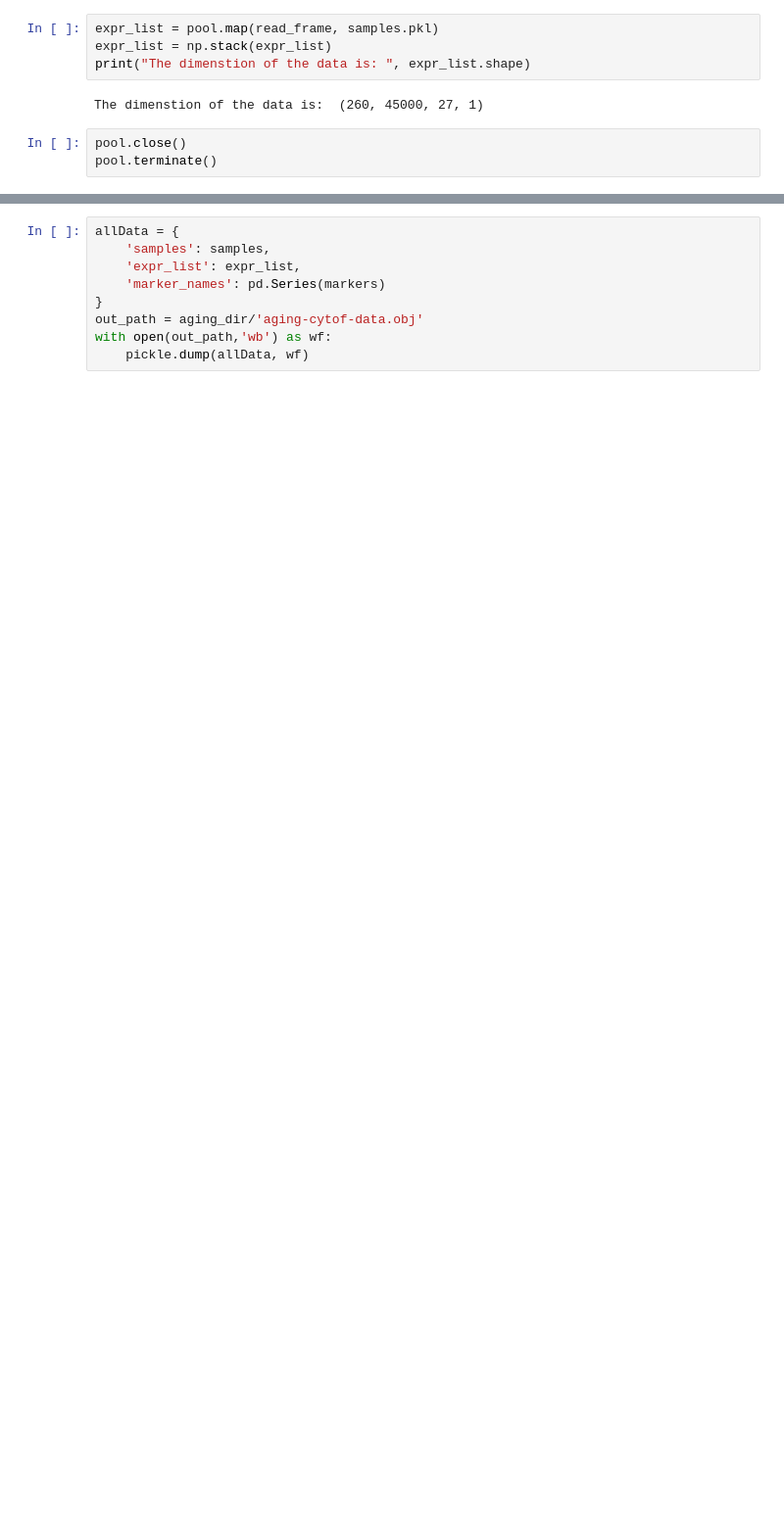
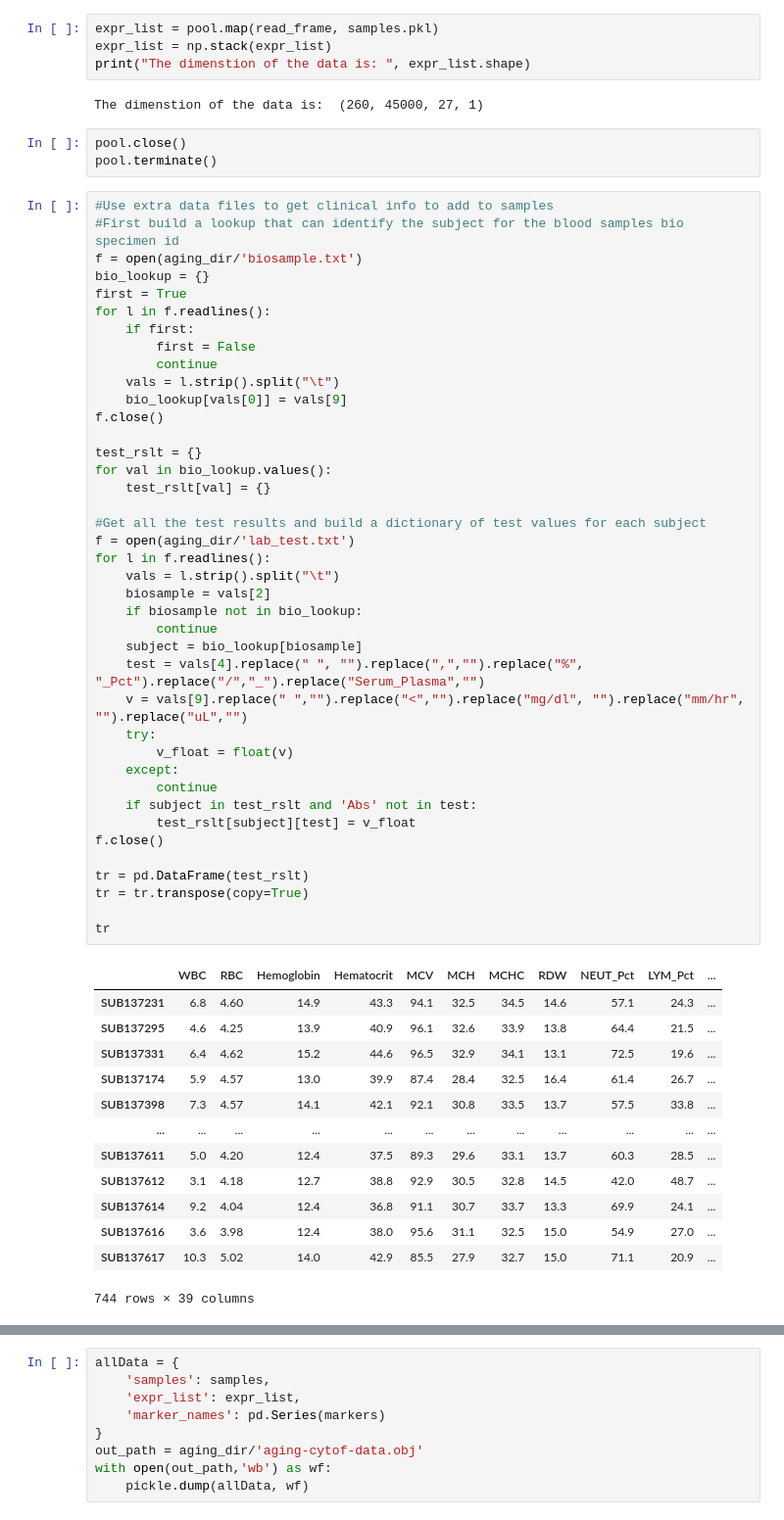
Before and after one commit to InSilicoSolutions/DeepLearningCyTOF, a Jupyter notebook: aging-cytof/make-dataset.ipynb, the cells around one changed output, grey strips where cells are left out. Shown at 98% size. Cells and saved outputs as stored; diff of their text form; blank space fills up the shorter version.

```diff
--- a/aging-cytof/make-dataset.ipynb
+++ b/aging-cytof/make-dataset.ipynb
@@ -214,3 +214,57 @@ The dimenstion of the data is:  (260, 45000, 27, 1)
 # %%
 pool.close()
 pool.terminate()
+# %%
+#Use extra data files to get clinical info to add to samples
+#First build a lookup that can identify the subject for the blood samples bio specimen id
+f = open(aging_dir/'biosample.txt')
+bio_lookup = {}
+first = True
+for l in f.readlines():
+    if first:
+        first = False
+        continue
+    vals = l.strip().split("\t")
+    bio_lookup[vals[0]] = vals[9]
+f.close()
+
+test_rslt = {}
+for val in bio_lookup.values():
+    test_rslt[val] = {}
+
+#Get all the test results and build a dictionary of test values for each subject
+f = open(aging_dir/'lab_test.txt')
+for l in f.readlines():
+    vals = l.strip().split("\t")
+    biosample = vals[2]
+    if biosample not in bio_lookup:
+        continue
+    subject = bio_lookup[biosample]
+    test = vals[4].replace(" ", "").replace(",","").replace("%", "_Pct").replace("/","_").replace("Serum_Plasma","")
+    v = vals[9].replace(" ","").replace("<","").replace("mg/dl", "").replace("mm/hr", "").replace("uL","")
+    try:
+        v_float = float(v)
+    except:
+        continue
+    if subject in test_rslt and 'Abs' not in test:
+        test_rslt[subject][test] = v_float
+f.close()
+
+tr = pd.DataFrame(test_rslt)
+tr = tr.transpose(copy=True)
+
+tr
+# %% [output]
+|  | WBC | RBC | Hemoglobin | Hematocrit | MCV | MCH | MCHC | RDW | NEUT_Pct | LYM_Pct | ... |
+| SUB137231 | 6.8 | 4.60 | 14.9 | 43.3 | 94.1 | 32.5 | 34.5 | 14.6 | 57.1 | 24.3 | ... |
+| SUB137295 | 4.6 | 4.25 | 13.9 | 40.9 | 96.1 | 32.6 | 33.9 | 13.8 | 64.4 | 21.5 | ... |
+| SUB137331 | 6.4 | 4.62 | 15.2 | 44.6 | 96.5 | 32.9 | 34.1 | 13.1 | 72.5 | 19.6 | ... |
+| SUB137174 | 5.9 | 4.57 | 13.0 | 39.9 | 87.4 | 28.4 | 32.5 | 16.4 | 61.4 | 26.7 | ... |
+| SUB137398 | 7.3 | 4.57 | 14.1 | 42.1 | 92.1 | 30.8 | 33.5 | 13.7 | 57.5 | 33.8 | ... |
+| ... | ... | ... | ... | ... | ... | ... | ... | ... | ... | ... | ... |
+| SUB137611 | 5.0 | 4.20 | 12.4 | 37.5 | 89.3 | 29.6 | 33.1 | 13.7 | 60.3 | 28.5 | ... |
+| SUB137612 | 3.1 | 4.18 | 12.7 | 38.8 | 92.9 | 30.5 | 32.8 | 14.5 | 42.0 | 48.7 | ... |
+| SUB137614 | 9.2 | 4.04 | 12.4 | 36.8 | 91.1 | 30.7 | 33.7 | 13.3 | 69.9 | 24.1 | ... |
+| SUB137616 | 3.6 | 3.98 | 12.4 | 38.0 | 95.6 | 31.1 | 32.5 | 15.0 | 54.9 | 27.0 | ... |
+| SUB137617 | 10.3 | 5.02 | 14.0 | 42.9 | 85.5 | 27.9 | 32.7 | 15.0 | 71.1 | 20.9 | ... |
+744 rows × 39 columns
```
Also changed, not shown: parts of 4 cells of this notebook, 2 other files.
